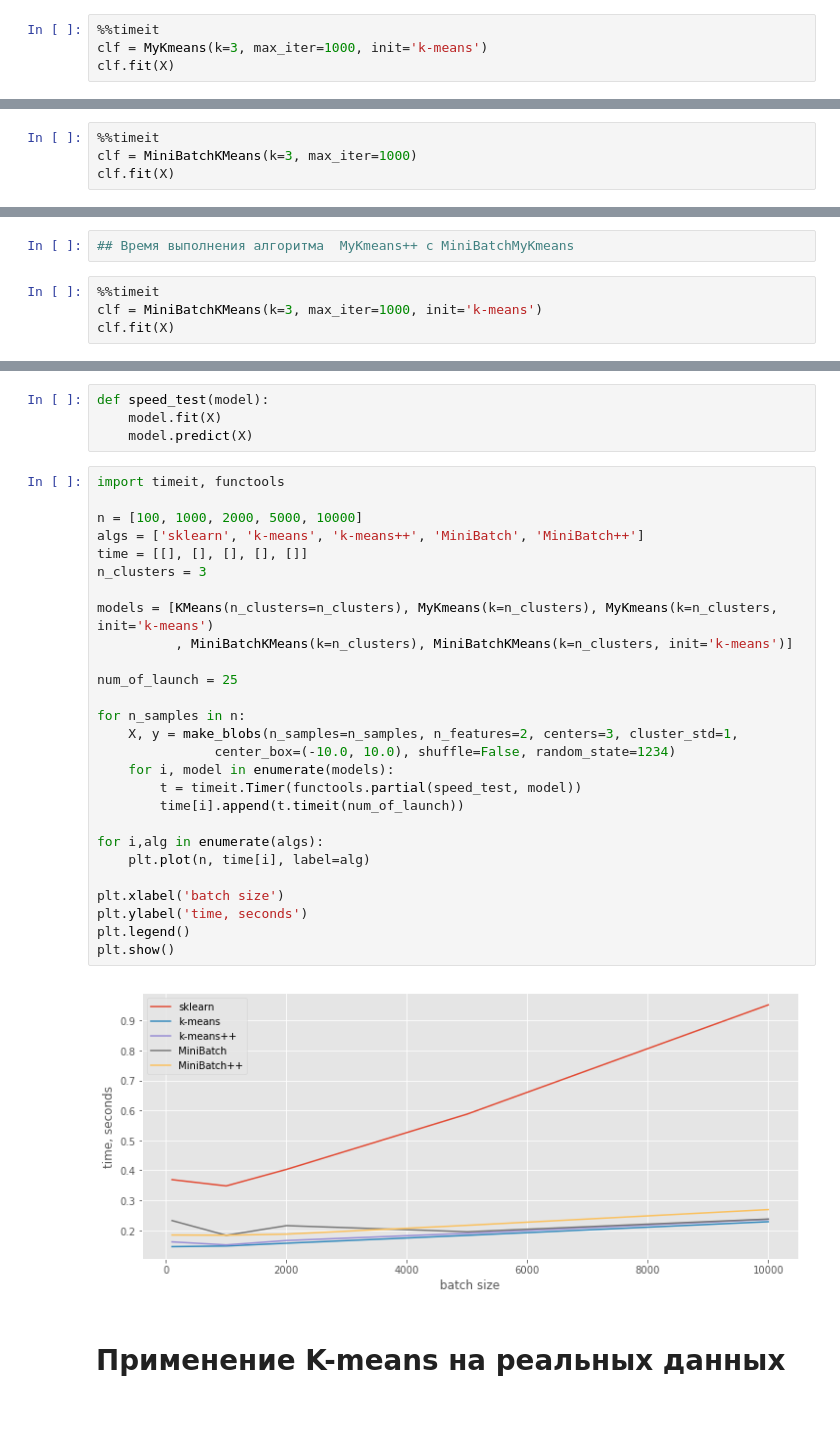
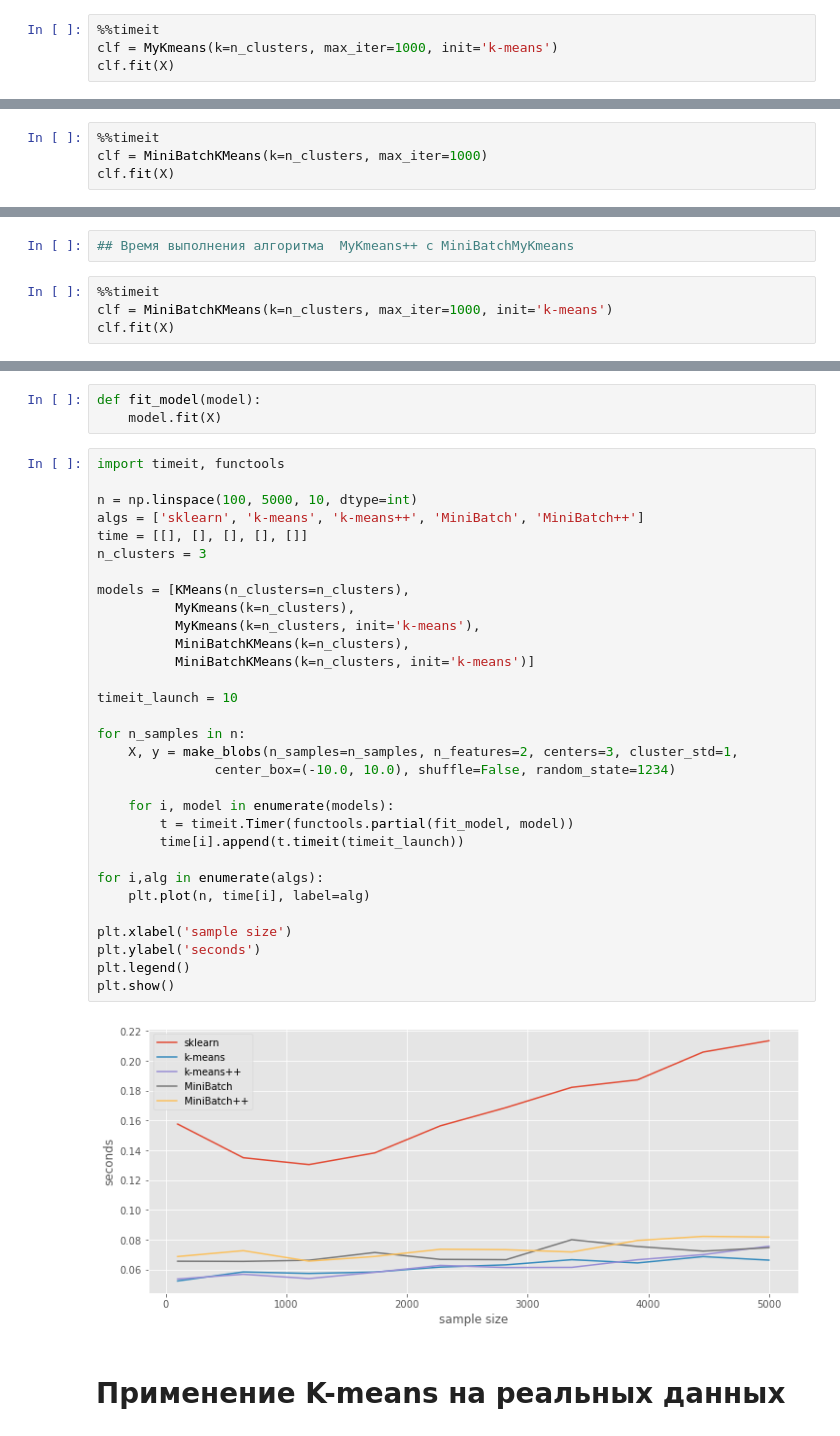
Before and after one commit to bolychevanton/TechSphere, a Jupyter notebook: hw4/hw4.ipynb, the cells around one changed output, grey strips where cells are left out. Cells and saved outputs as stored; diff of their text form.

```diff
--- a/hw4/hw4.ipynb
+++ b/hw4/hw4.ipynb
@@ -392,6 +292,6 @@ clf.fit(X)
 ## Время выполнения алгоритма MyKmeans++
 # %%
 %%timeit
-clf = MyKmeans(k=3, max_iter=1000, init='k-means')
+clf = MyKmeans(k=n_clusters, max_iter=1000, init='k-means')
 clf.fit(X)
 # %% [output]
@@ -400,6 +300,6 @@ clf.fit(X)
 ## Время выполнения алгоритма MyKmeans с MiniBatchMyKmeans
 # %%
 %%timeit
-clf = MiniBatchKMeans(k=3, max_iter=1000)
+clf = MiniBatchKMeans(k=n_clusters, max_iter=1000)
 clf.fit(X)
 # %% [output]
@@ -408,6 +308,6 @@ clf.fit(X)
 ## Время выполнения алгоритма  MyKmeans++ с MiniBatchMyKmeans
 # %%
 %%timeit
-clf = MiniBatchKMeans(k=3, max_iter=1000, init='k-means')
+clf = MiniBatchKMeans(k=n_clusters, max_iter=1000, init='k-means')
 clf.fit(X)
 # %% [output]
@@ -417,36 +315,39 @@ TOFIXIT
 # %%
-def speed_test(model):
+def fit_model(model):
     model.fit(X)
-    model.predict(X)
 # %%
 import timeit, functools
 
-n = [100, 1000, 2000, 5000, 10000]
+n = np.linspace(100, 5000, 10, dtype=int)
 algs = ['sklearn', 'k-means', 'k-means++', 'MiniBatch', 'MiniBatch++']
 time = [[], [], [], [], []]
 n_clusters = 3
 
-models = [KMeans(n_clusters=n_clusters), MyKmeans(k=n_clusters), MyKmeans(k=n_clusters, init='k-means')
-          , MiniBatchKMeans(k=n_clusters), MiniBatchKMeans(k=n_clusters, init='k-means')]
+models = [KMeans(n_clusters=n_clusters),
+          MyKmeans(k=n_clusters),
+          MyKmeans(k=n_clusters, init='k-means'),
+          MiniBatchKMeans(k=n_clusters),
+          MiniBatchKMeans(k=n_clusters, init='k-means')]
 
-num_of_launch = 25
+timeit_launch = 10
 
 for n_samples in n:
     X, y = make_blobs(n_samples=n_samples, n_features=2, centers=3, cluster_std=1,
                center_box=(-10.0, 10.0), shuffle=False, random_state=1234)
+
     for i, model in enumerate(models):
-        t = timeit.Timer(functools.partial(speed_test, model))
-        time[i].append(t.timeit(num_of_launch))
+        t = timeit.Timer(functools.partial(fit_model, model))
+        time[i].append(t.timeit(timeit_launch))
 
 for i,alg in enumerate(algs):
     plt.plot(n, time[i], label=alg)
 
-plt.xlabel('batch size')
-plt.ylabel('time, seconds')
+plt.xlabel('sample size')
+plt.ylabel('seconds')
 plt.legend()
 plt.show()
 # %% [output]
-[figure, old version]
+[figure, new version]
 # %% [markdown]
 # Применение K-means на реальных данных
 # %% [markdown]
```
Also changed, not shown: parts of 43 cells of this notebook.
